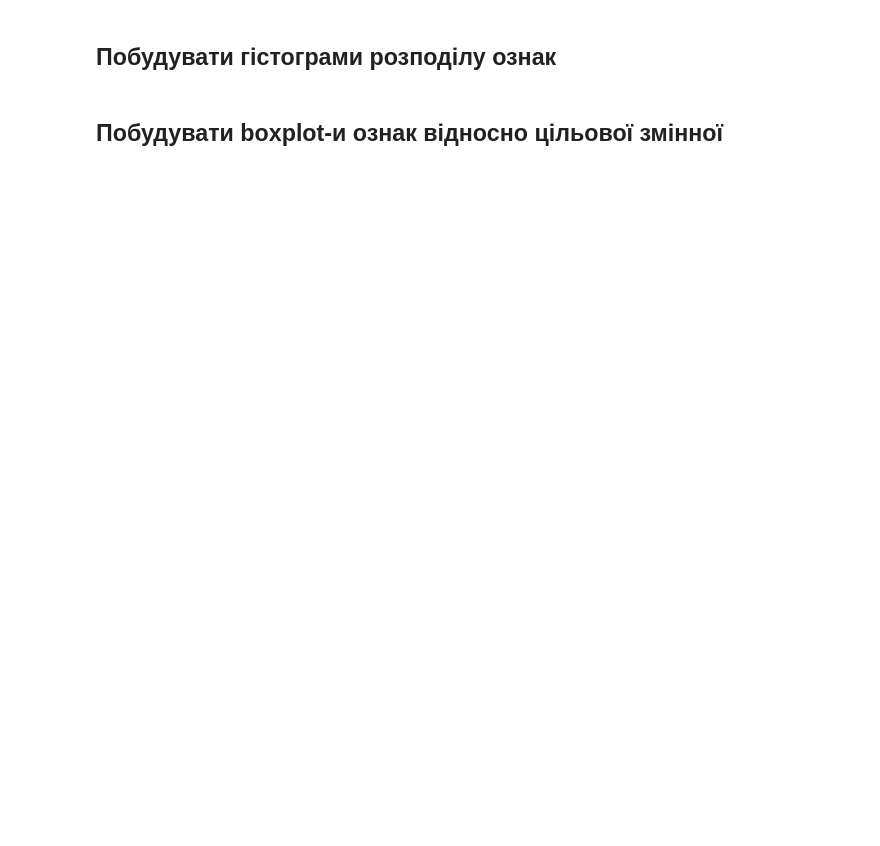
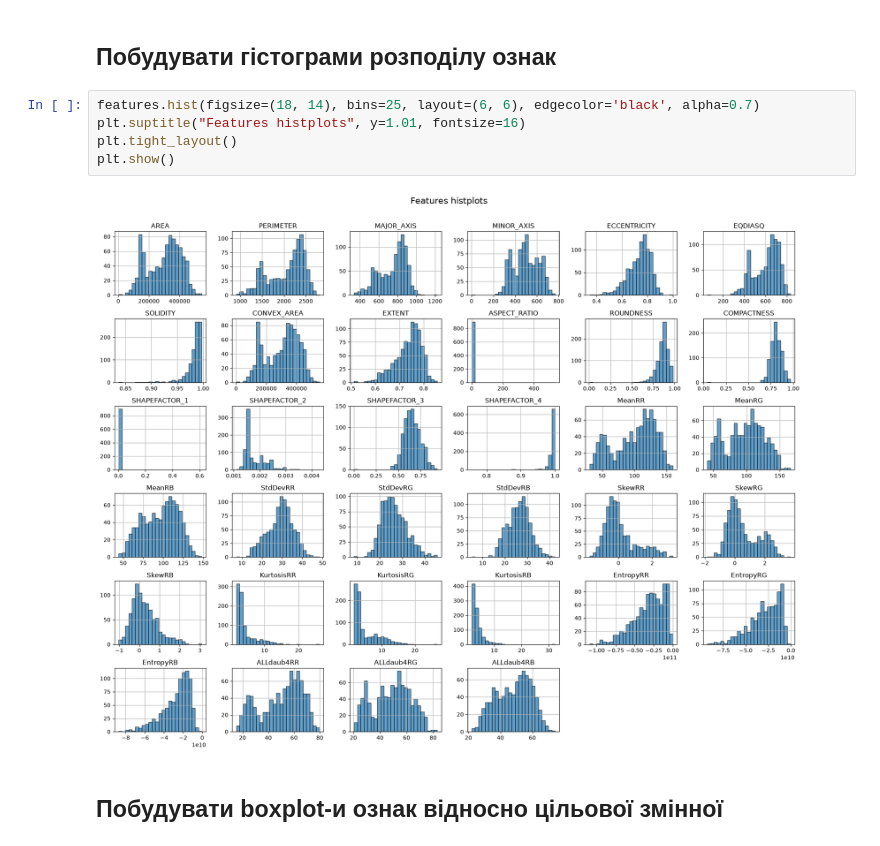
Before and after one commit to KPI-FTI-MMDA-Klymentiev/IntelligentDataAnalysis, a Jupyter notebook: labs/lab1/lab1.ipynb, the cells around one changed output. Saved outputs shown, nothing was run; the diff lists cells and outputs as text; blank space fills up the shorter version.

```diff
--- a/labs/lab1/lab1.ipynb
+++ b/labs/lab1/lab1.ipynb
@@ -57,4 +155,11 @@ There is NA or null: False
 # %% [markdown]
 ## Побудувати гістограми розподілу ознак
+# %%
+features.hist(figsize=(18, 14), bins=25, layout=(6, 6), edgecolor='black', alpha=0.7)
+plt.suptitle("Features histplots", y=1.01, fontsize=16)
+plt.tight_layout()
+plt.show()
+# %% [output]
+[figure, added]
 # %% [markdown]
 ## Побудувати boxplot-и ознак відносно цільової змінної
```
Also changed, not shown: parts of 13 cells of this notebook.
